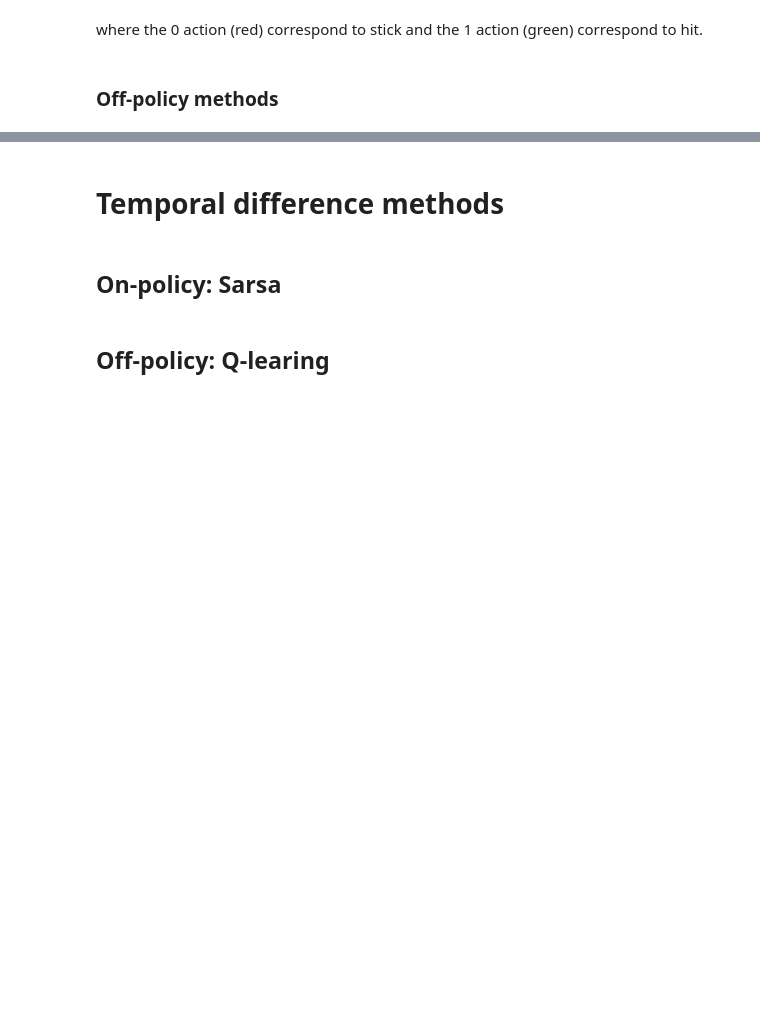
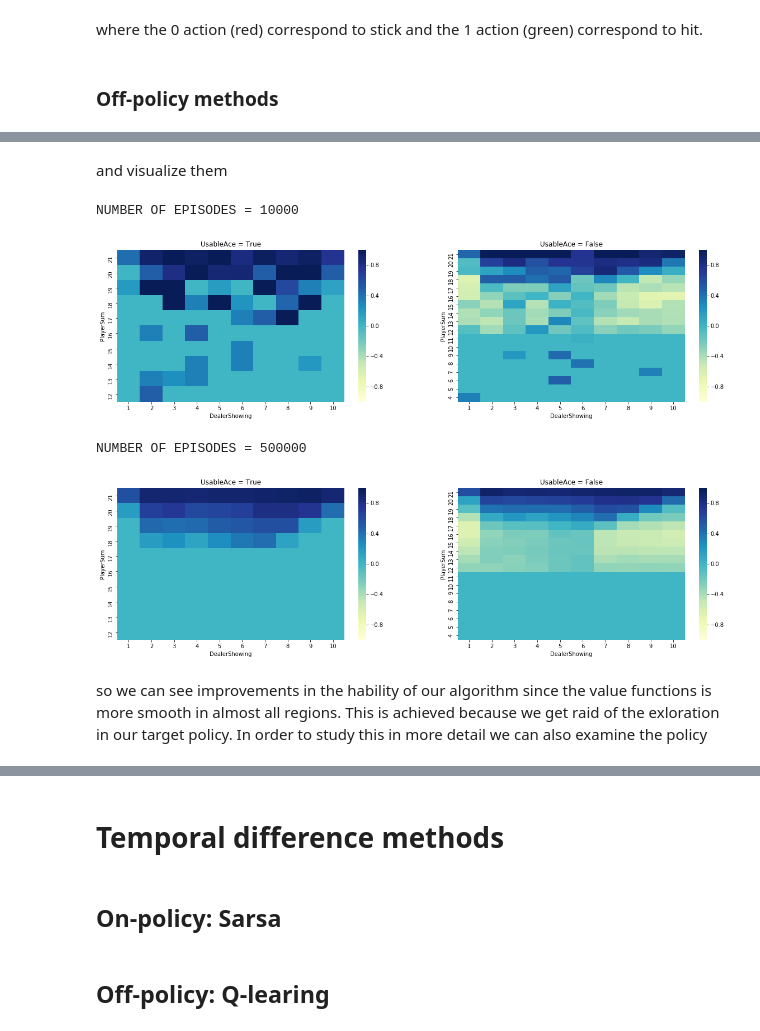
Before and after one commit to pablocarreraflorez/TFM-reinforcement-learning, a Jupyter notebook: RL_OpenAI_gym .ipynb, the cells around one changed output, grey strips where cells are left out. Saved outputs shown, nothing was run; the diff lists cells and outputs as text; code cells hidden in the pictures; blank space fills up the shorter version.

```diff
--- a/RL_OpenAI_gym .ipynb
+++ b/RL_OpenAI_gym .ipynb
@@ -1231,0 +1356,10 @@ where the 0 action (red) correspond to stick and the 1 action (green) correspond
+# %%
+policy_10k, Q_10k = mc_control_off_every(env, num_episodes = 10000, discount_factor = 1.0)
+V_10k = obtain_V_from_Q(Q_10k)
+policy_500k, Q_500k = mc_control_off_every(env, num_episodes = 500000, discount_factor = 1.0)
+V_500k = obtain_V_from_Q(Q_500k)
+
+print("Value Function (10000 steps):")
+print(get_BlackJack_values(V_10k))
+print("Value Function (500000 steps):")
+print(get_BlackJack_values(V_500k))
@@ -1231,0 +1384,14 @@ where the 0 action (red) correspond to stick and the 1 action (green) correspond
+# %% [markdown]
+and visualize them
+# %%
+print('NUMBER OF EPISODES = 10000')
+plot_BlackJack_values(V_10k)
+print('NUMBER OF EPISODES = 500000')
+plot_BlackJack_values(V_500k)
+# %% [output]
+NUMBER OF EPISODES = 10000
+[figure, added]
+NUMBER OF EPISODES = 500000
+[figure, added]
+# %% [markdown]
+so we can see improvements in the hability of our algorithm since the value functions is more smooth in almost all regions. This is achieved because we get raid of the exloration in our target policy. In order to study this in more detail we can also examine the policy
```
Also changed, not shown: parts of 22 cells of this notebook.
